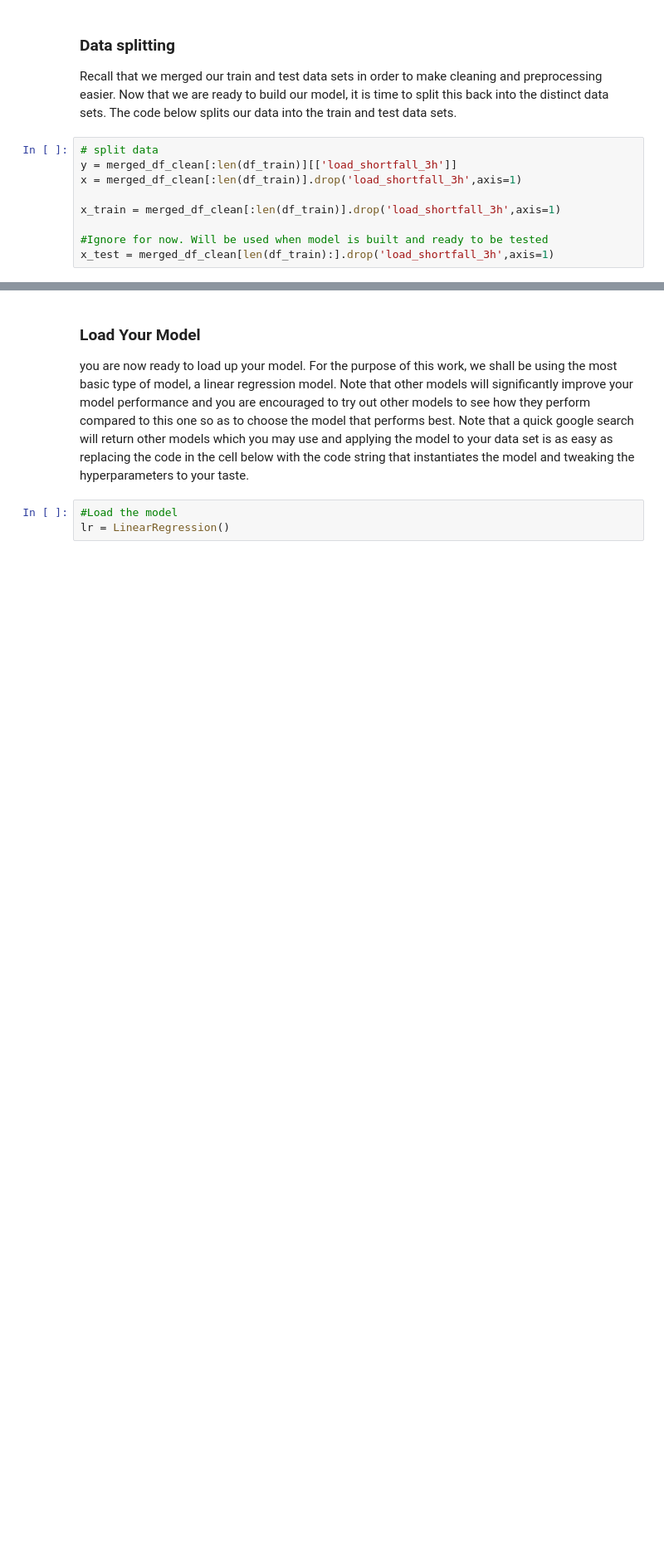
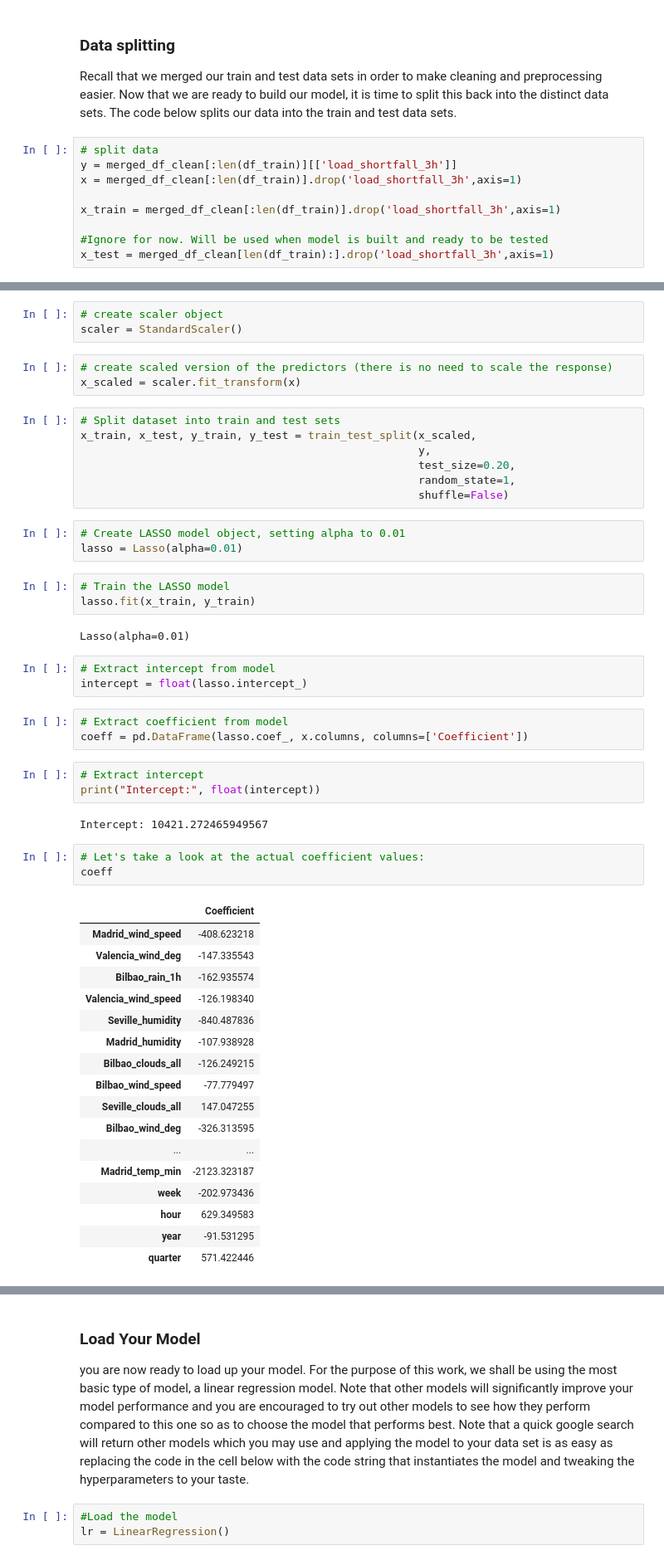
Before and after one commit to okonp07/Team21_Predict, a Jupyter notebook: starter-notebook.ipynb, the cells around one changed output, grey strips where cells are left out. Shown at 83% size. Drawn from its saved outputs; the diff is of its cells as text; blank space fills up the shorter version.

```diff
--- a/starter-notebook.ipynb
+++ b/starter-notebook.ipynb
@@ -365,0 +805,53 @@ y.head()
+# %%
+# create scaler object
+scaler = StandardScaler()
+# %%
+# create scaled version of the predictors (there is no need to scale the response)
+x_scaled = scaler.fit_transform(x)
+# %%
+# Split dataset into train and test sets
+x_train, x_test, y_train, y_test = train_test_split(x_scaled,
+                                                    y,
+                                                    test_size=0.20,
+                                                    random_state=1,
+                                                    shuffle=False)
+# %%
+# Create LASSO model object, setting alpha to 0.01
+lasso = Lasso(alpha=0.01)
+# %%
+# Train the LASSO model
+lasso.fit(x_train, y_train)
+# %% [output]
+Lasso(alpha=0.01)
+# %%
+# Extract intercept from model
+intercept = float(lasso.intercept_)
+# %%
+# Extract coefficient from model
+coeff = pd.DataFrame(lasso.coef_, x.columns, columns=['Coefficient'])
+# %%
+# Extract intercept
+print("Intercept:", float(intercept))
+# %% [output]
+Intercept: 10421.272465949567
+# %%
+# Let's take a look at the actual coefficient values:
+coeff
+# %% [output]
+|  | Coefficient |
+| Madrid_wind_speed | -408.623218 |
+| Valencia_wind_deg | -147.335543 |
+| Bilbao_rain_1h | -162.935574 |
+| Valencia_wind_speed | -126.198340 |
+| Seville_humidity | -840.487836 |
+| Madrid_humidity | -107.938928 |
+| Bilbao_clouds_all | -126.249215 |
+| Bilbao_wind_speed | -77.779497 |
+| Seville_clouds_all | 147.047255 |
+| Bilbao_wind_deg | -326.313595 |
+| ... | ... |
+| Madrid_temp_min | -2123.323187 |
+| week | -202.973436 |
+| hour | 629.349583 |
+| year | -91.531295 |
+| quarter | 571.422446 |
```
Also changed, not shown: parts of 54 cells of this notebook.
